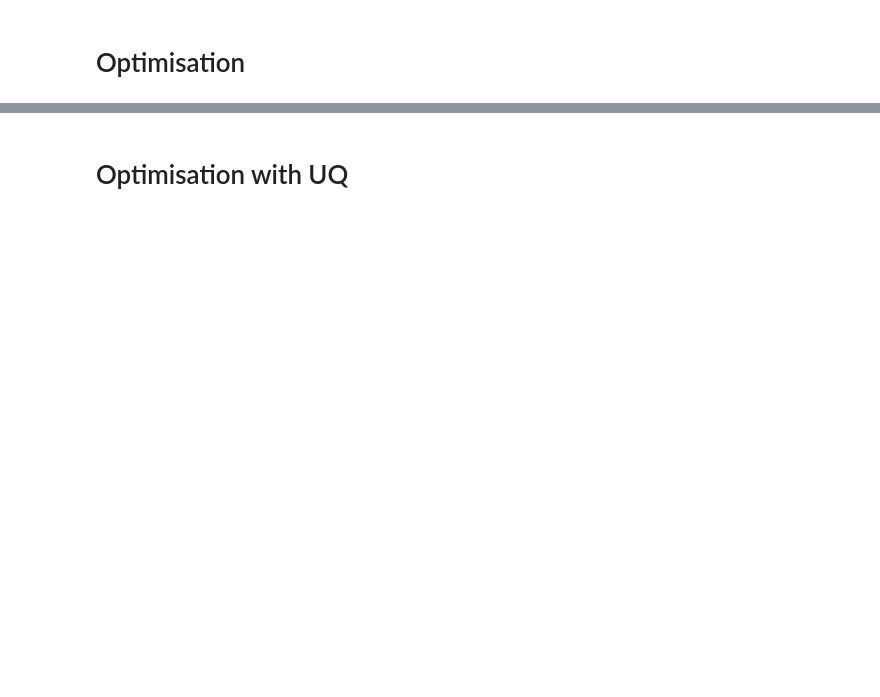
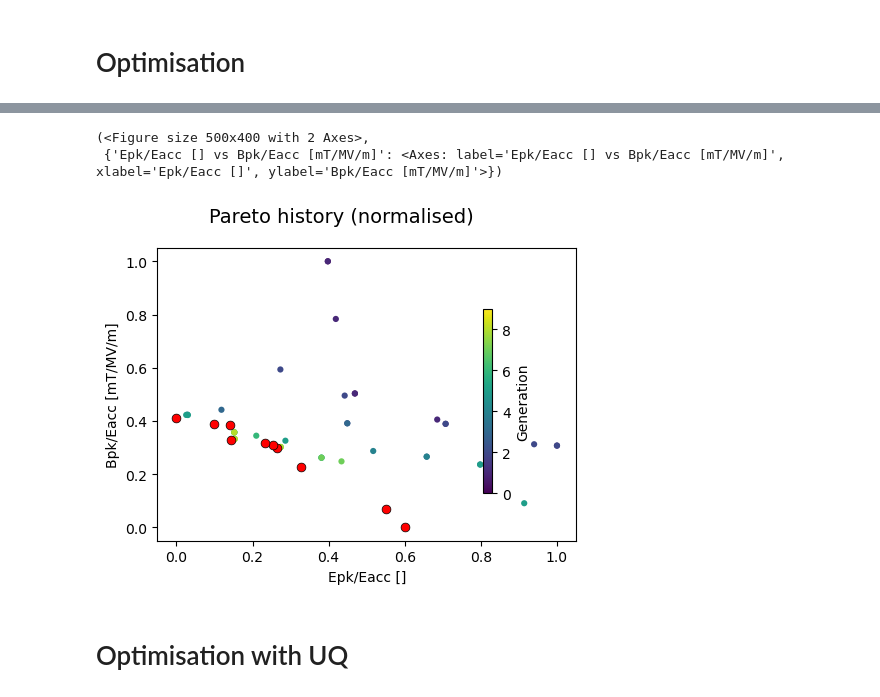
Before and after one commit to Dark-Elektron/cavsim2d, a Jupyter notebook: docs/notebooks/optimisation.ipynb, the cells around one changed output, grey strips where cells are left out. Cells and saved outputs as stored; diff of their text form; code cells hidden in the pictures; blank space fills up the shorter version.

```diff
--- a/docs/notebooks/optimisation.ipynb
+++ b/docs/notebooks/optimisation.ipynb
@@ -173,3 +278,9 @@ INFO:: End time:
+# %%
+cavs.optimisation.plot_pareto_history(color_by_gen=True, marker='o', alpha=1)
+# %% [output]
+(<Figure size 500x400 with 2 Axes>,
+ {'Epk/Eacc [] vs Bpk/Eacc [mT/MV/m]': <Axes: label='Epk/Eacc [] vs Bpk/Eacc [mT/MV/m]', xlabel='Epk/Eacc []', ylabel='Bpk/Eacc [mT/MV/m]'>})
+[figure, added]
 # %% [markdown]
 # Optimisation with UQ
 # %%
```
Also changed, not shown: parts of 5 cells of this notebook, 43 other files.
